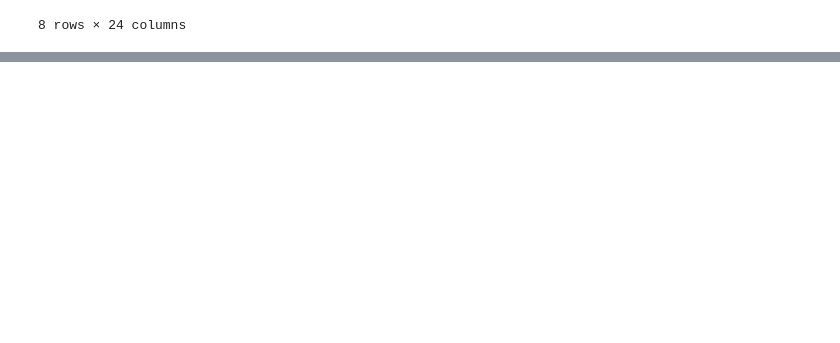
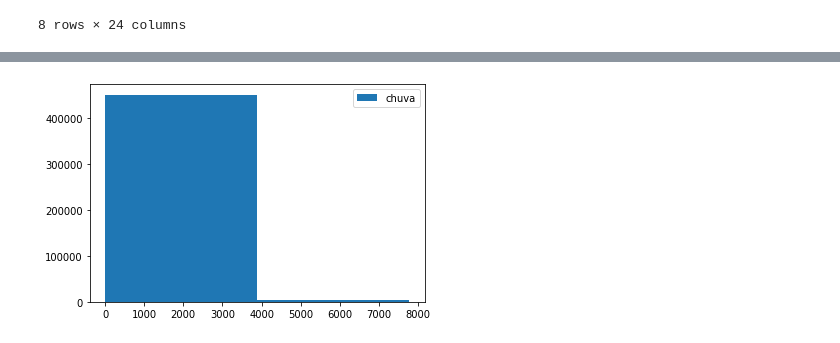
Before and after one commit to mrcrdg/jupyter_set, a Jupyter notebook: exercicio_6.ipynb, the cells around one changed output, grey strips where cells are left out. Drawn from its saved outputs; the diff is of its cells as text; code cells hidden in the pictures; blank space fills up the shorter version.

```diff
--- a/exercicio_6.ipynb
+++ b/exercicio_6.ipynb
@@ -40,0 +77,8 @@ iapar_dados.describe()
+# %%
+y = iapar_dados['chuva']
+
+plt.hist(y, bins = 2 ,label=['chuva'])
+plt.legend(loc='upper right')
+plt.show()
+# %% [output]
+[figure, added]
```
Also changed, not shown: parts of 26 cells of this notebook.
